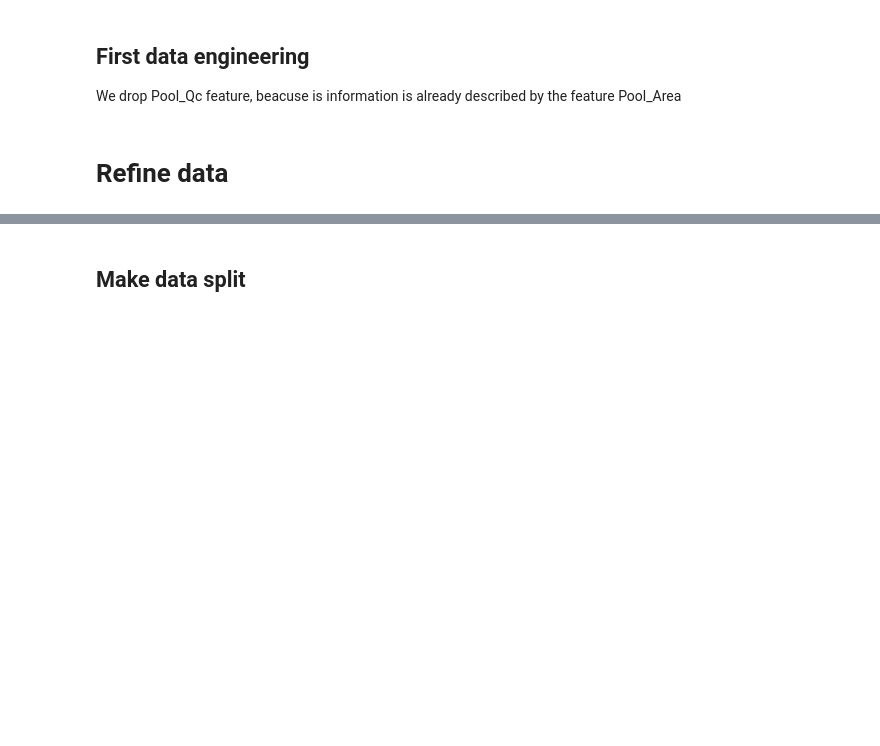
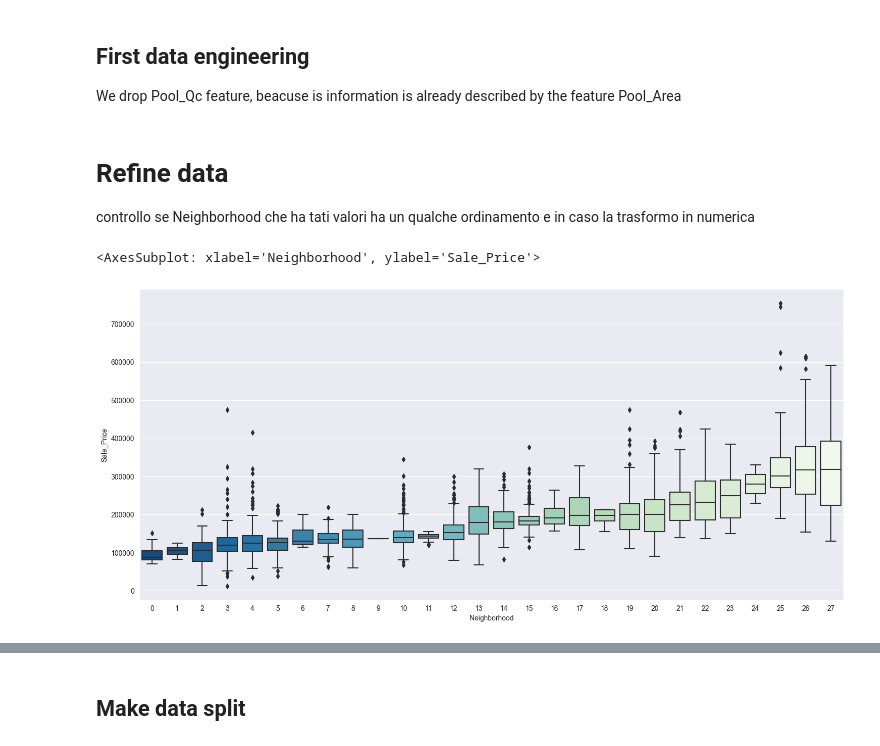
Before and after one commit to davide-tonetto-884585/House-Sale-Price-Prediction, a Jupyter notebook: data-engineering.ipynb, the cells around one changed output, grey strips where cells are left out. Cells and saved outputs as stored; diff of their text form; code cells hidden in the pictures; blank space fills up the shorter version.

```diff
--- a/data-engineering.ipynb
+++ b/data-engineering.ipynb
@@ -20,5 +25,23 @@ Number of columns in the data: 81
 We drop Pool_Qc feature, beacuse is information is already described by the feature Pool_Area
 # %%
 data = data.drop(labels='Pool_QC', axis=1)
-# %% [markdown]
-# Refine data
+# %% [markdown]
+# Refine data
+controllo se Neighborhood che ha tati valori ha un qualche ordinamento e in caso la trasformo in numerica
+# %%
+# Descending order of levels sorted by median SalePrice
+featOrder = data.groupby(['Neighborhood']).median().Sale_Price.sort_values(ascending=True).index
+
+# replace con l'ordinamento trovato
+neighborhoodOrder = dict(zip(featOrder, range(len(featOrder.to_list()))))
+data = data.replace({'Neighborhood': neighborhoodOrder})
+
+# Create box plot
+plt.figure(figsize=(18, 8))
+sns.boxplot(x='Neighborhood',
+            y='Sale_Price',
+            data=data,
+            palette='GnBu_r')
+# %% [output]
+<AxesSubplot: xlabel='Neighborhood', ylabel='Sale_Price'>
+[figure, added]
```
Also changed, not shown: parts of 36 cells of this notebook, 11 other files.
